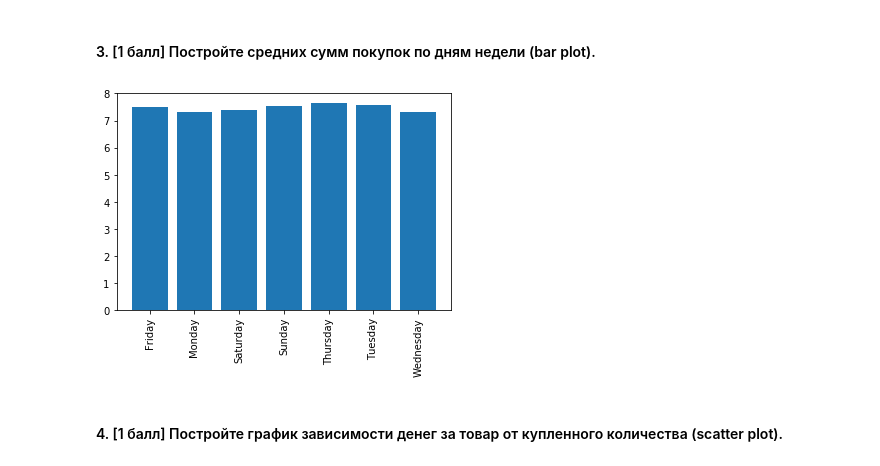
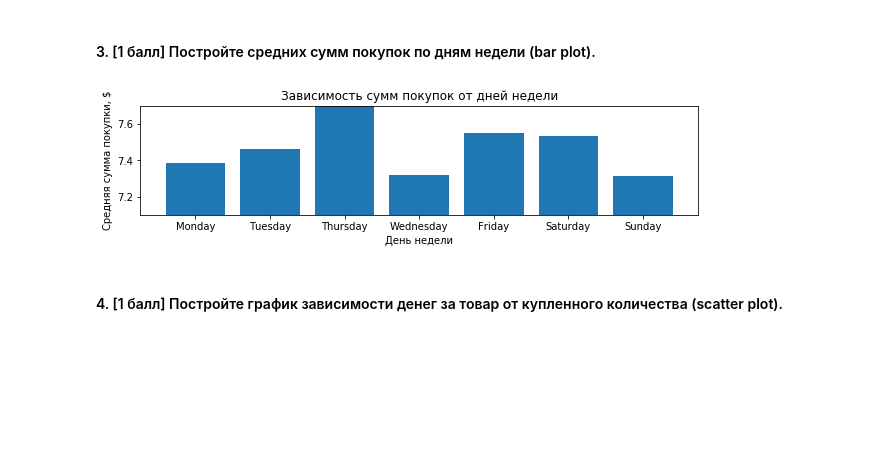
Before and after one commit to paniquex/ML_DS_practice, a Jupyter notebook: MMRO/HW_01/homework-practice-01.ipynb, the cells around one changed output. Saved outputs shown, nothing was run; the diff lists cells and outputs as text; code cells hidden in the pictures; blank space fills up the shorter version.

```diff
--- a/MMRO/HW_01/homework-practice-01.ipynb
+++ b/MMRO/HW_01/homework-practice-01.ipynb
@@ -454,13 +456,22 @@ def get_day_of_week(x):
 data['Day_of_week'] = data['date'].apply(get_day_of_week)
 data_grouped_week = data.groupby('Day_of_week').mean().copy()
 # %%
-data_grouped = \
+data_grouped_week = \
     data_grouped_week.reindex(['Monday', 'Tuesday', 'Thursday', 'Wednesday', 'Friday', 'Saturday', 'Sunday'])
-# %%
-ax = plt.bar(data_grouped_week.index, data_grouped_week['item_price_flt'])
-plt.xticks(rotation=90)
-plt.show()
-# %% [output]
-[figure, removed]
+# %%
+fig = plt.figure(figsize=(10, 2))
+ax4 = fig.add_subplot(1, 1, 1)
+for tick in ax3.get_xticklabels():
+        tick.set_rotation(90)
+ax4.bar(data_grouped_week.index, data_grouped_week['item_price_flt'])
+
+ax4.title.set_text('Зависимость сумм покупок от дней недели')
+ax4.set_ylabel('Средняя сумма покупки, $')
+ax4.set_xlabel('День недели')
+ax4.set_ylim(7.1, 7.7)
+
+fig.show()
+# %% [output]
+[figure, added]
 # %% [markdown]
 #### 4. [1 балл] Постройте график зависимости денег за товар от купленного количества (scatter plot).
```
Also changed, not shown: parts of 14 cells of this notebook, 2 other files.
